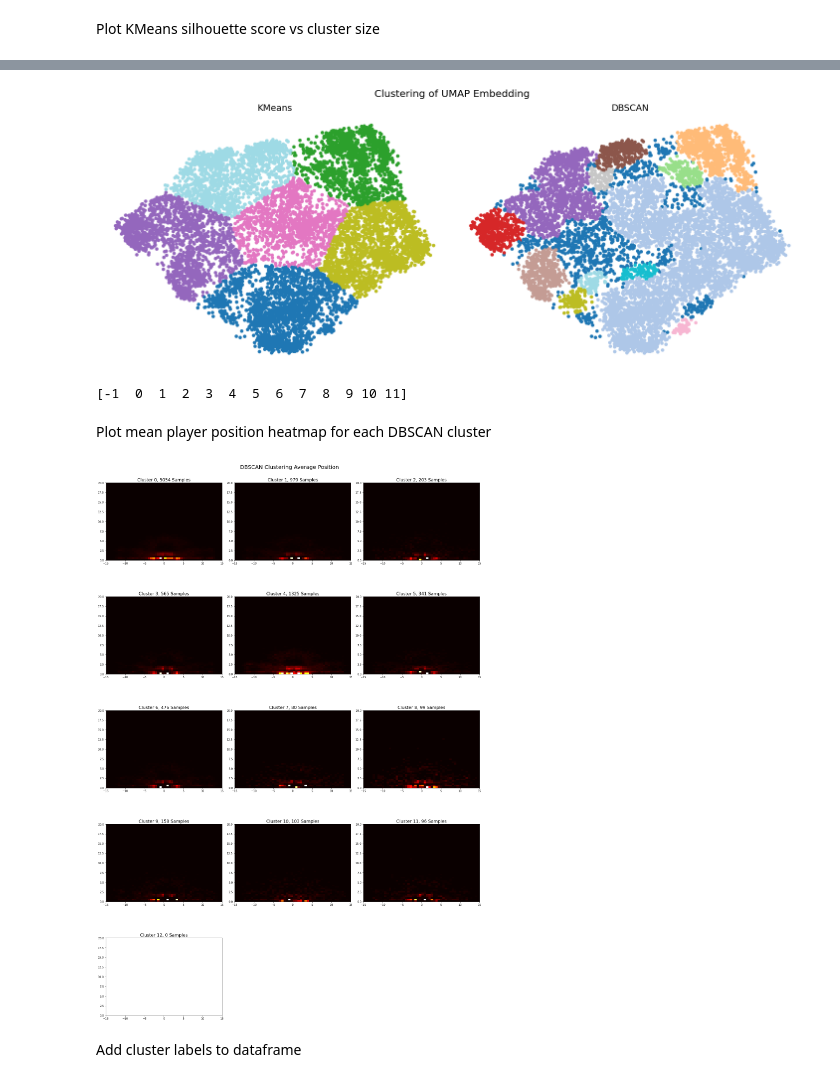
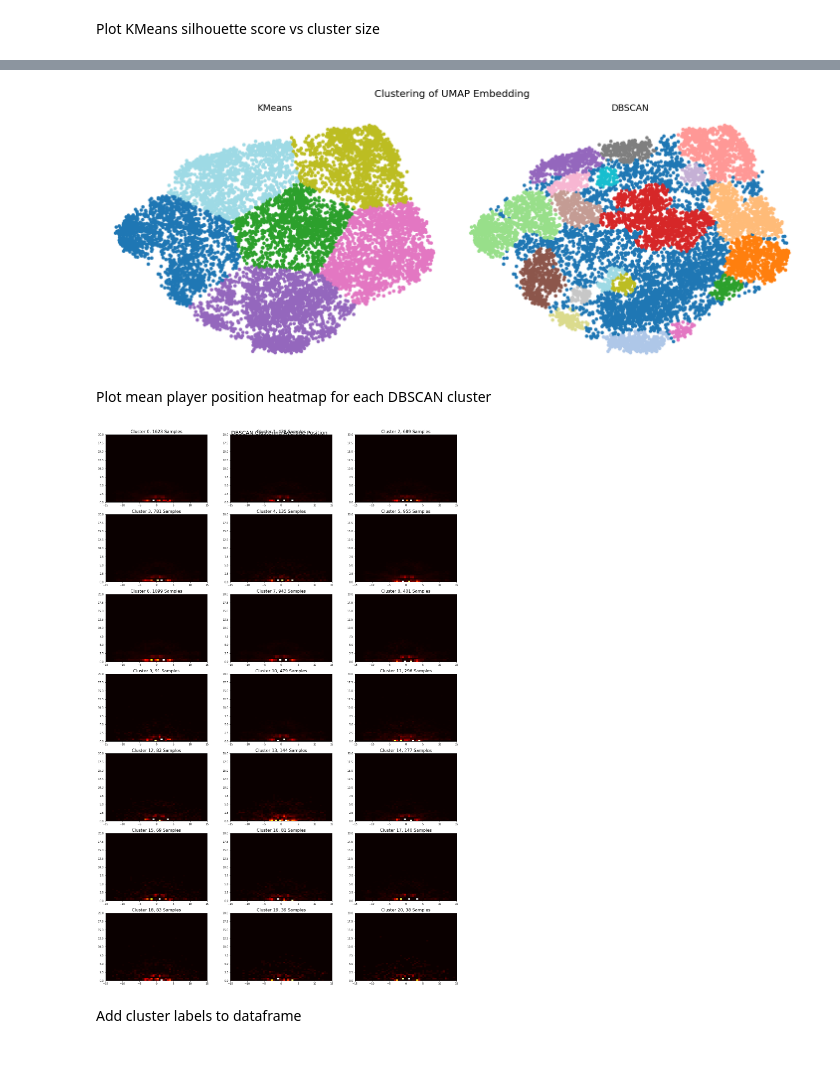
Before and after one commit to DKHowell/nfl-formation-clustering, a Jupyter notebook: NFL_defense_clustering.ipynb, the cells around one changed output, grey strips where cells are left out. Drawn from its saved outputs; the diff is of its cells as text; code cells hidden in the pictures.

```diff
--- a/NFL_defense_clustering.ipynb
+++ b/NFL_defense_clustering.ipynb
@@ -227,7 +227,7 @@ c = c.map(color_map)
 Create and plot UMAP Embedding
 # %%
 np.random.seed(47)
-um = umap.UMAP(n_neighbors=30, min_dist=0.00, n_components=2)
+um = umap.UMAP(n_neighbors=30, min_dist=0.05, n_components=2)
 u = um.fit_transform(clust_data)
 plt.figure(figsize=(12,8))
 plt.scatter(u[:,0], u[:,1], c=c)
@@ -331,7 +331,7 @@ sil_score(e, s, cv,)
 Plot DBSCAN clustering of UMAP embedding
 # %%
 np.random.seed(47)
-scan = DBSCAN(eps=e[idx], min_samples=e[idx]).fit(u)
+scan = DBSCAN(eps=e[idx], min_samples=s[idx]).fit(u)
 plt.figure(figsize=(12,8))
 plt.scatter(u[:,0], u[:,1], c=scan.labels_, cmap='tab20')
 plt.title('DBSCAN Clustering of UMAP Embedding')
@@ -380,31 +380,27 @@ plt.tight_layout()
 plt.savefig('Clustering.png')
 plt.show()
 # %% [output]
-[figure, old version]
+[figure, new version]
-# %%
-print(np.unique(scan.labels_))
-# %% [output]
-[-1  0  1  2  3  4  5  6  7  8  9 10 11]
 # %% [markdown]
 Plot mean player position heatmap for each DBSCAN cluster
 # %%
-fig, ax = plt.subplots(5, 3, figsize=(20,30))
+fig, ax = plt.subplots(7, 3, figsize=(20,30))
 ax = ax.ravel()
 print()
-for i in range(13):
+for i in range(21):
     h_idxs = np.where(scan.labels_==i)
     h_demo = np.mean(clust_data[h_idxs], axis=0)
     ax[i].imshow(h_demo.reshape((h,h)), interpolation='nearest', origin='lower', cmap='hot',
             extent=[-15, 15, 0, 20])
     ax[i].set_title(f'Cluster {i}, {h_idxs[0].shape[0]} Samples', fontsize=16)
-fig.delaxes(ax[13])
-fig.delaxes(ax[14])
+#fig.delaxes(ax[13])
+#fig.delaxes(ax[14])
 plt.suptitle('DBSCAN Clustering Average Position', fontsize=20)
 fig.tight_layout()
 #plt.savefig(f'hist_combined.png')
 plt.show()
 # %% [output]
-[figure, old version]
+[figure, new version]
 # %% [markdown]
 Add cluster labels to dataframe
 # %%
```
Also changed, not shown: parts of 16 cells of this notebook.
